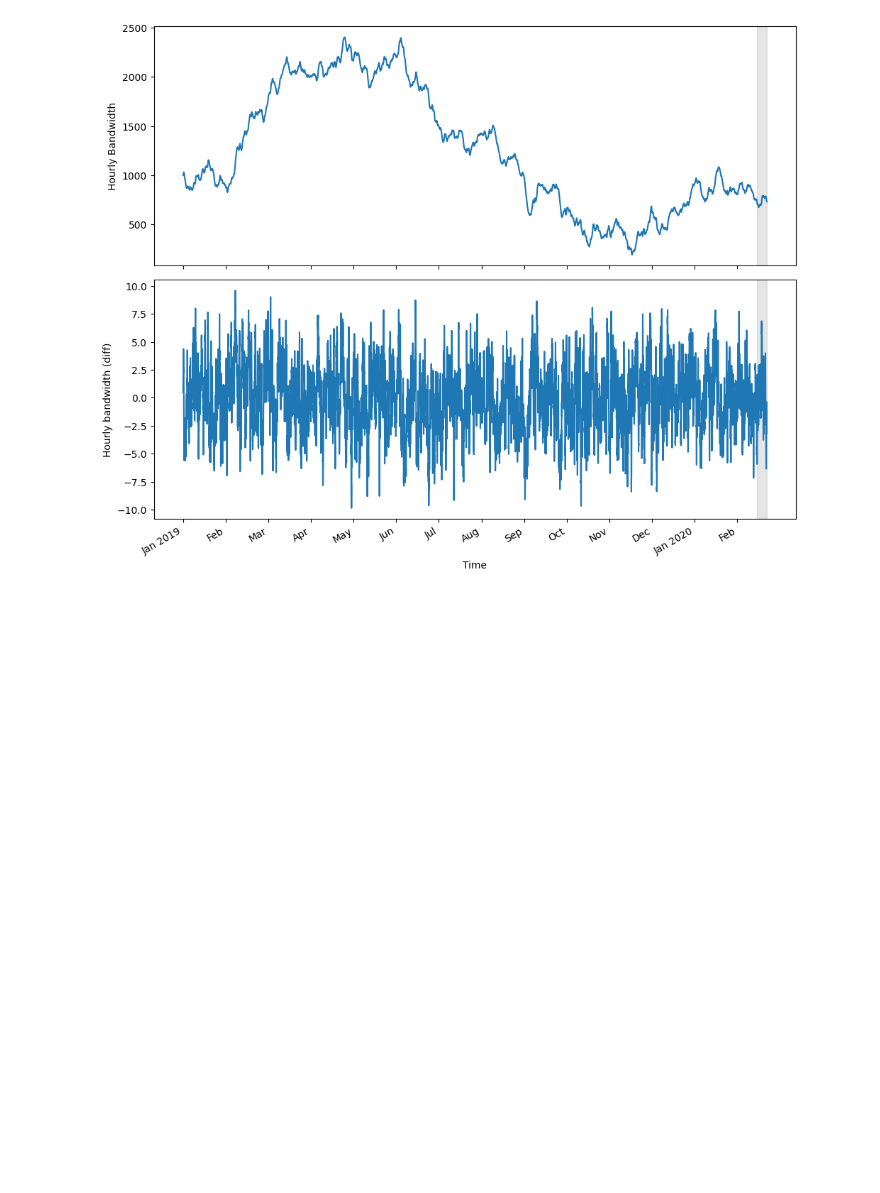
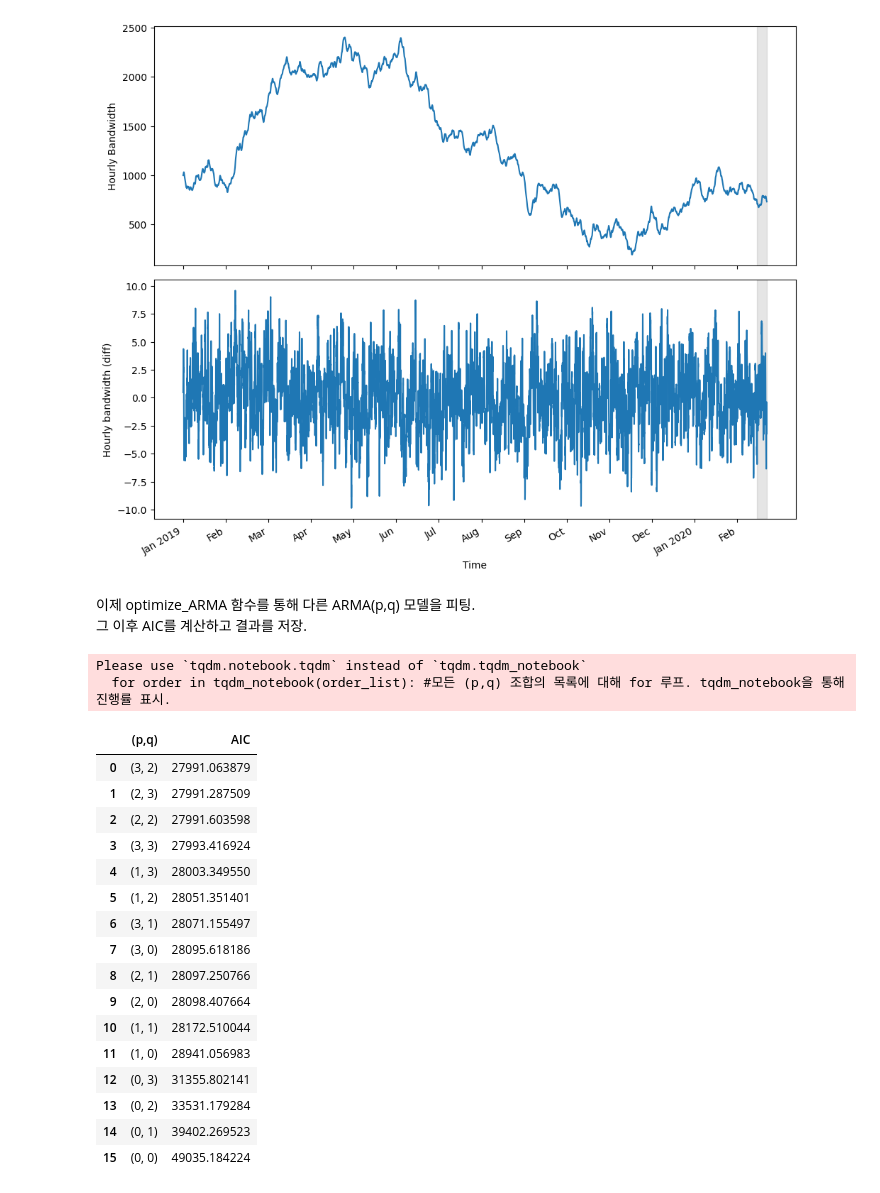
Before and after one commit to mskcho00/TimeSeries-Self-Practice, a Jupyter notebook: 6_ARMA.ipynb, the cells around one changed output. Saved outputs shown, nothing was run; the diff lists cells and outputs as text; code cells hidden in the pictures; blank space fills up the shorter version.

```diff
--- a/6_ARMA.ipynb
+++ b/6_ARMA.ipynb
@@ -451,3 +452,66 @@ fig.autofmt_xdate()
 plt.tight_layout()
 # %% [output]
 [figure]
+# %% [markdown]
+이제 optimize_ARMA 함수를 통해 다른 ARMA(p,q) 모델을 피팅.
+그 이후 AIC를 계산하고 결과를 저장.
+# %%
+# 모든 고유 ARMA(p,q) 모델을 피팅하는 함수
+
+from typing import Union
+from tqdm import tqdm_notebook
+from statsmodels.tsa.statespace.sarimax import SARIMAX
+
+def optimize_ARMA(endog: Union[pd.Series, list], order_list: list) -> pd.DataFrame: #endog: 관측된 시계열 데이터
+    results = [] #차수 (p,q)와 그에 해당하는 AIC를 tuple로 저장할 빈 목록 초기화.
+
+    for order in tqdm_notebook(order_list): #모든 (p,q) 조합의 목록에 대해 for 루프. tqdm_notebook을 통해 진행률 표시.
+        try:
+            model = SARIMAX(endog, order = (order[0], 0, order[1]),
+                            simple_differencing=False).fit(disp = False) #SARIMAX 함수를 사용해 ARMA(p,q) 모델 피팅.
+                            #차분이 되지 않도록 simple_differencing을 False.
+                            # 콘솔에 상태 메시지 안 나오도록 disp = False.
+        except:
+            continue
+
+        aic = model.aic #모델의 aic 계산.
+        results.append([order,aic]) #결과 목록에 (p,q) 조합과 AIC를 튜플로 추가.
+
+    result_df = pd.DataFrame(results) #(p,q) 조합과 AIC를 DataFrame에 저장
+    result_df.columns = ['(p,q)', 'AIC'] #DataFrame의 열에 레이블 지정
+
+    # ascending order as lower AIC is better
+    result_df = result_df.sort_values(by = 'AIC', ascending = True).reset_index(drop = True) #AIC값을 기준으로 오름차순 정렬.
+
+    return result_df
+# %%
+# Try 0-3 --> 16개의 조합
+
+ps = range(0,4,1)
+qs = range(0,4,1)
+
+order_list = list(product(ps, qs))
+# %%
+results_df = optimize_ARMA(train['bandwidth_diff'], order_list)
+
+results_df
+# %% [output]
+Please use `tqdm.notebook.tqdm` instead of `tqdm.tqdm_notebook`
+  for order in tqdm_notebook(order_list): #모든 (p,q) 조합의 목록에 대해 for 루프. tqdm_notebook을 통해 진행률 표시.
+|  | (p,q) | AIC |
+| 0 | (3, 2) | 27991.063879 |
+| 1 | (2, 3) | 27991.287509 |
+| 2 | (2, 2) | 27991.603598 |
+| 3 | (3, 3) | 27993.416924 |
+| 4 | (1, 3) | 28003.349550 |
+| 5 | (1, 2) | 28051.351401 |
+| 6 | (3, 1) | 28071.155497 |
+| 7 | (3, 0) | 28095.618186 |
+| 8 | (2, 1) | 28097.250766 |
+| 9 | (2, 0) | 28098.407664 |
+| 10 | (1, 1) | 28172.510044 |
+| 11 | (1, 0) | 28941.056983 |
+| 12 | (0, 3) | 31355.802141 |
+| 13 | (0, 2) | 33531.179284 |
+| 14 | (0, 1) | 39402.269523 |
+| 15 | (0, 0) | 49035.184224 |
```
Also changed, not shown: parts of 18 cells of this notebook, 2 other files.
